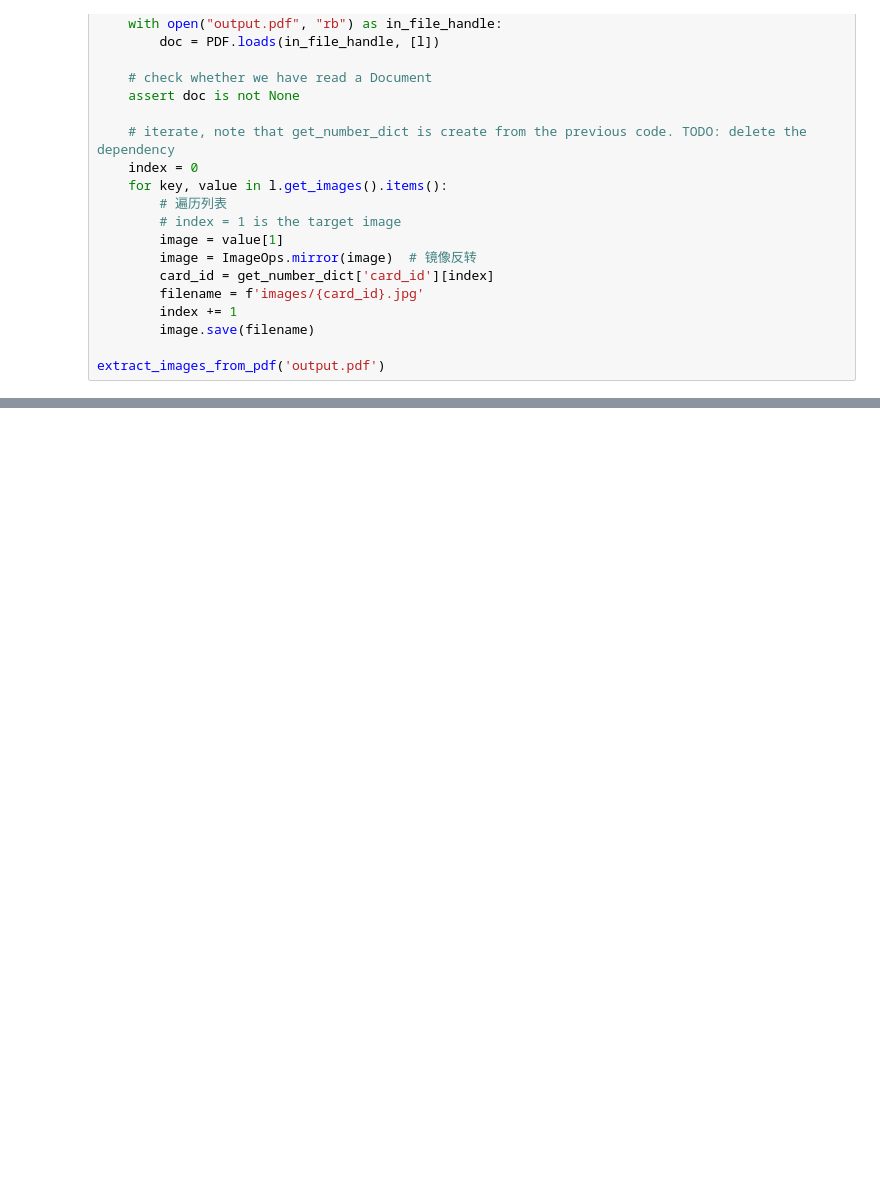
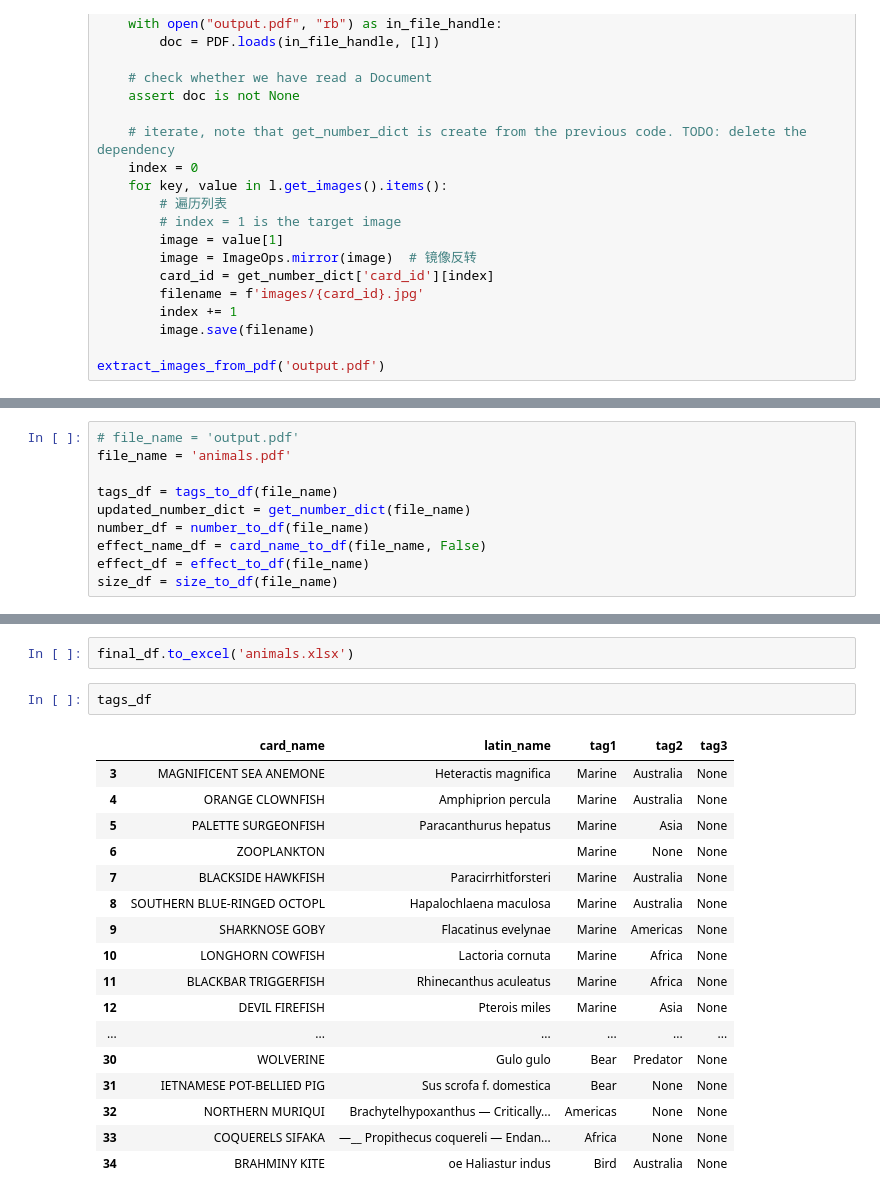
Before and after one commit to Ender-Wiggin2019/Ark_Nova_Pdf_Processing, a Jupyter notebook: pdf_processing.ipynb, the cells around one changed output, grey strips where cells are left out. Saved outputs shown, nothing was run; the diff lists cells and outputs as text; blank space fills up the shorter version.

```diff
--- a/pdf_processing.ipynb
+++ b/pdf_processing.ipynb
@@ -476,0 +532,10 @@ Height: 693
+# %%
+# file_name = 'output.pdf'
+file_name = 'animals.pdf'
+
+tags_df = tags_to_df(file_name)
+updated_number_dict = get_number_dict(file_name)
+number_df = number_to_df(file_name)
+effect_name_df = card_name_to_df(file_name, False)
+effect_df = effect_to_df(file_name)
+size_df = size_to_df(file_name)
@@ -476,0 +550,22 @@ Height: 693
+# %%
+final_df.to_excel('animals.xlsx')
+# %%
+tags_df
+# %% [output]
+|  | card_name | latin_name | tag1 | tag2 | tag3 |
+| 3 | MAGNIFICENT SEA ANEMONE | Heteractis magnifica | Marine | Australia | None |
+| 4 | ORANGE CLOWNFISH | Amphiprion percula | Marine | Australia | None |
+| 5 | PALETTE SURGEONFISH | Paracanthurus hepatus | Marine | Asia | None |
+| 6 | ZOOPLANKTON |  | Marine | None | None |
+| 7 | BLACKSIDE HAWKFISH | Paracirrhitforsteri | Marine | Australia | None |
+| 8 | SOUTHERN BLUE-RINGED OCTOPL | Hapalochlaena maculosa | Marine | Australia | None |
+| 9 | SHARKNOSE GOBY | Flacatinus evelynae | Marine | Americas | None |
+| 10 | LONGHORN COWFISH | Lactoria cornuta | Marine | Africa | None |
+| 11 | BLACKBAR TRIGGERFISH | Rhinecanthus aculeatus | Marine | Africa | None |
+| 12 | DEVIL FIREFISH | Pterois miles | Marine | Asia | None |
+| ... | ... | ... | ... | ... | ... |
+| 30 | WOLVERINE | Gulo gulo | Bear | Predator | None |
+| 31 | IETNAMESE POT-BELLIED PIG | Sus scrofa f. domestica | Bear | None | None |
+| 32 | NORTHERN MURIQUI | Brachytelhypoxanthus — Critically... | Americas | None | None |
+| 33 | COQUERELS SIFAKA | —__ Propithecus coquereli — Endan... | Africa | None | None |
+| 34 | BRAHMINY KITE | oe Haliastur indus | Bird | Australia | None |
```
Also changed, not shown: parts of 12 cells of this notebook, 1 other file.
